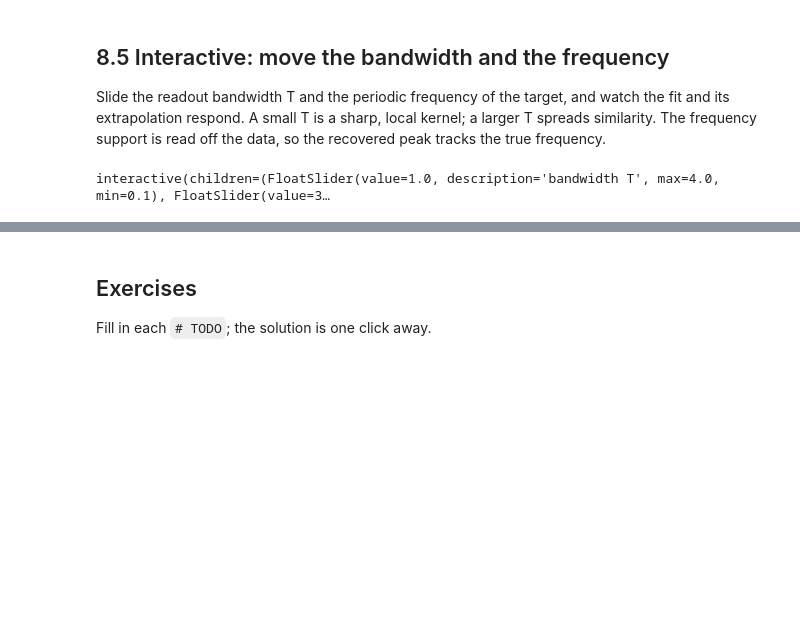
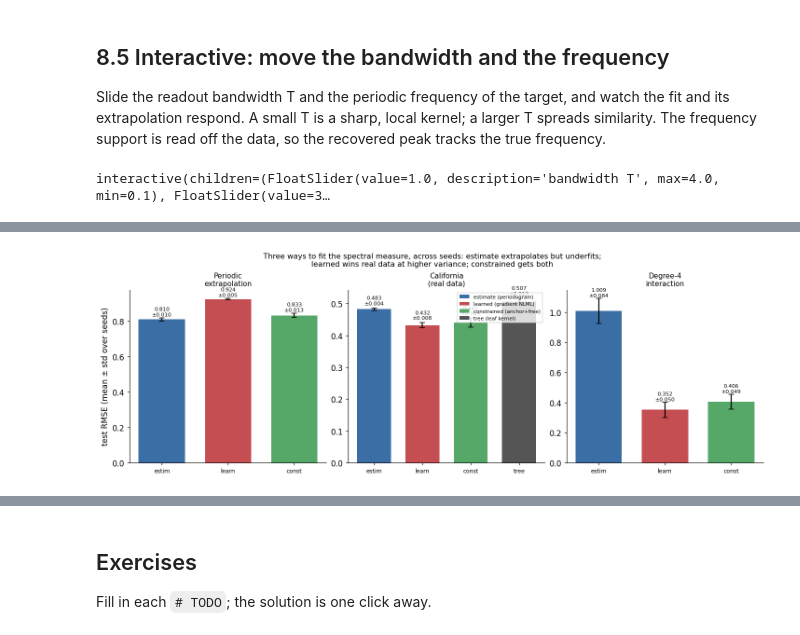
Before and after one commit to asudjianto-xml/Learned-Kernel, a Jupyter notebook: notebooks/ch08_spectral_bochner.ipynb, the cells around one changed output, grey strips where cells are left out. Cells and saved outputs as stored; diff of their text form; code cells hidden in the pictures; blank space fills up the shorter version.

```diff
--- a/notebooks/ch08_spectral_bochner.ipynb
+++ b/notebooks/ch08_spectral_bochner.ipynb
@@ -179,0 +197,8 @@ interactive(children=(FloatSlider(value=1.0, description='bandwidth T', max=4.0,
+# %%
+res = ch08.compare_training_modes(seeds=range(3))
+import numpy as _np
+print(f"{'regime':16s}{'estimate':>16s}{'learned':>16s}{'constrained':>16s}")
+for reg in ("periodic", "california", "interaction"):
+    row = "".join(f"{_np.mean(res[reg][m]):.3f}±{_np.std(res[reg][m]):.3f}".rjust(16)
+                  for m in ("estimate", "learned", "constrained"))
+    print(f"{reg:16s}{row}")
@@ -179,0 +214,5 @@ interactive(children=(FloatSlider(value=1.0, description='bandwidth T', max=4.0,
+# %%
+ch08.make_modes_comparison_figure(res=res)
+plt.show()
+# %% [output]
+[figure, added]
```
Also changed, not shown: parts of 3 cells of this notebook, 3 other files.
